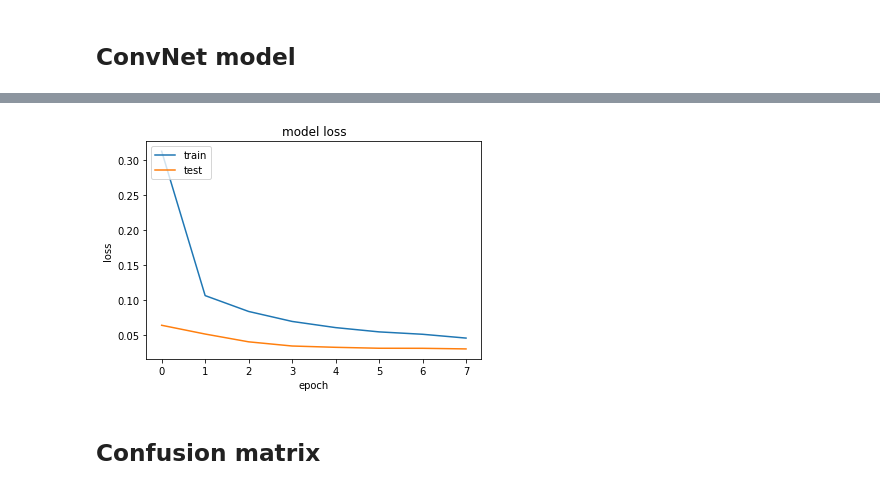
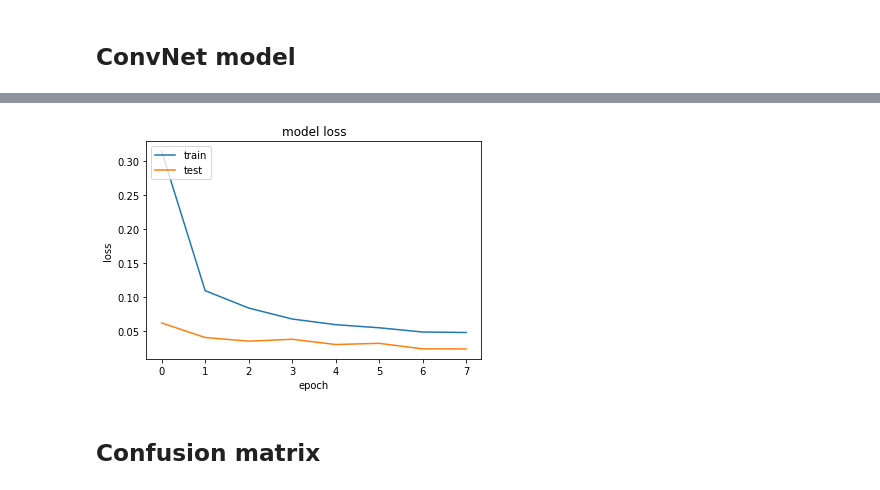
Before and after one commit to jhagelback/ml-sk, a Jupyter notebook: Keras/MNIST Keras.ipynb, the cells around one changed output, grey strips where cells are left out. Drawn from its saved outputs; the diff is of its cells as text; code cells hidden in the pictures.

```diff
--- a/Keras/MNIST Keras.ipynb
+++ b/Keras/MNIST Keras.ipynb
@@ -181,7 +181,7 @@ Time elapsed: 8.26 sec
 # Create ConvNet model
 cnn_clf = Sequential()
 # - first conv/pool
-cnn_clf.add(Convolution2D(32, (3,3), input_shape=(28,28,1), activation="relu", padding="same", kernel_initializer="normal"))
+cnn_clf.add(Convolution2D(32, (3,3), input_shape=(28,28,1), activation="relu", padding="same", kernel_initializer="he_uniform"))
 cnn_clf.add(MaxPooling2D(pool_size=(2,2))) # reduces size to 14x14
 cnn_clf.add(Dropout(0.3))
 # - second conv/pool
@@ -244,4 +244,4 @@ Time elapsed: 188.06 sec
-[figure, old version]
+[figure, new version]
 # %% [markdown]
 ## Confusion matrix
 # %%
```
Also changed, not shown: parts of 3 cells of this notebook, 4 other files.
